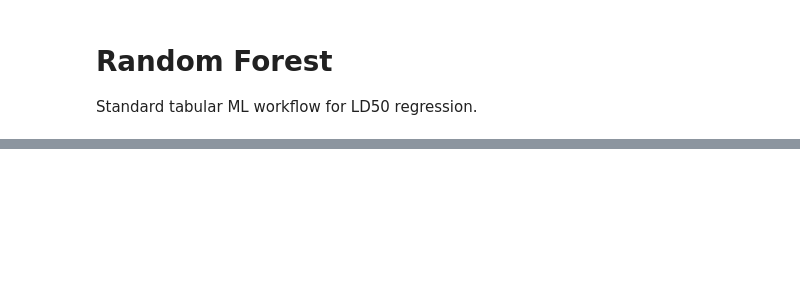
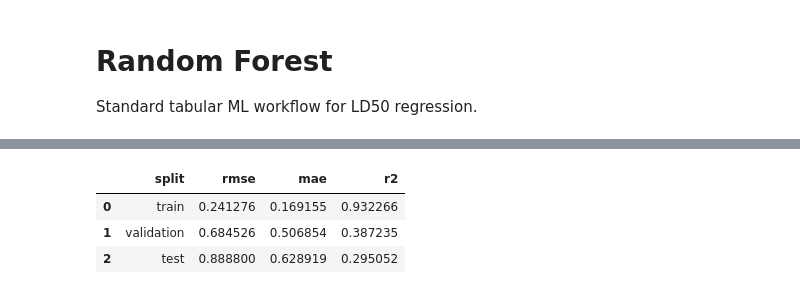
Before and after one commit to LucaBTE/toxicity-prediction, a Jupyter notebook: notebooks/ml-models/model_random_forest.ipynb, the cells around one changed output, grey strips where cells are left out. Cells and saved outputs as stored; diff of their text form; code cells hidden in the pictures; blank space fills up the shorter version.

```diff
--- a/notebooks/ml-models/model_random_forest.ipynb
+++ b/notebooks/ml-models/model_random_forest.ipynb
@@ -67,0 +363,17 @@ metrics
+# %%
+# Compute train, validation, and test metrics for the final fitted model.
+train_predictions = np.asarray(model.predict(X_train)).ravel()
+valid_predictions = np.asarray(model.predict(X_val)).ravel()
+predictions = np.asarray(model.predict(X_test)).ravel()
+
+performance_summary = pd.DataFrame([
+    {'split': 'train', **regression_metrics(y_train, train_predictions)},
+    {'split': 'validation', **regression_metrics(y_val, valid_predictions)},
+    {'split': 'test', **regression_metrics(y_test, predictions)},
+])
+performance_summary
+# %% [output]
+|  | split | rmse | mae | r2 |
+| 0 | train | 0.241276 | 0.169155 | 0.932266 |
+| 1 | validation | 0.684526 | 0.506854 | 0.387235 |
+| 2 | test | 0.888800 | 0.628919 | 0.295052 |
```
Also changed, not shown: parts of 19 cells of this notebook, 29 other files.
